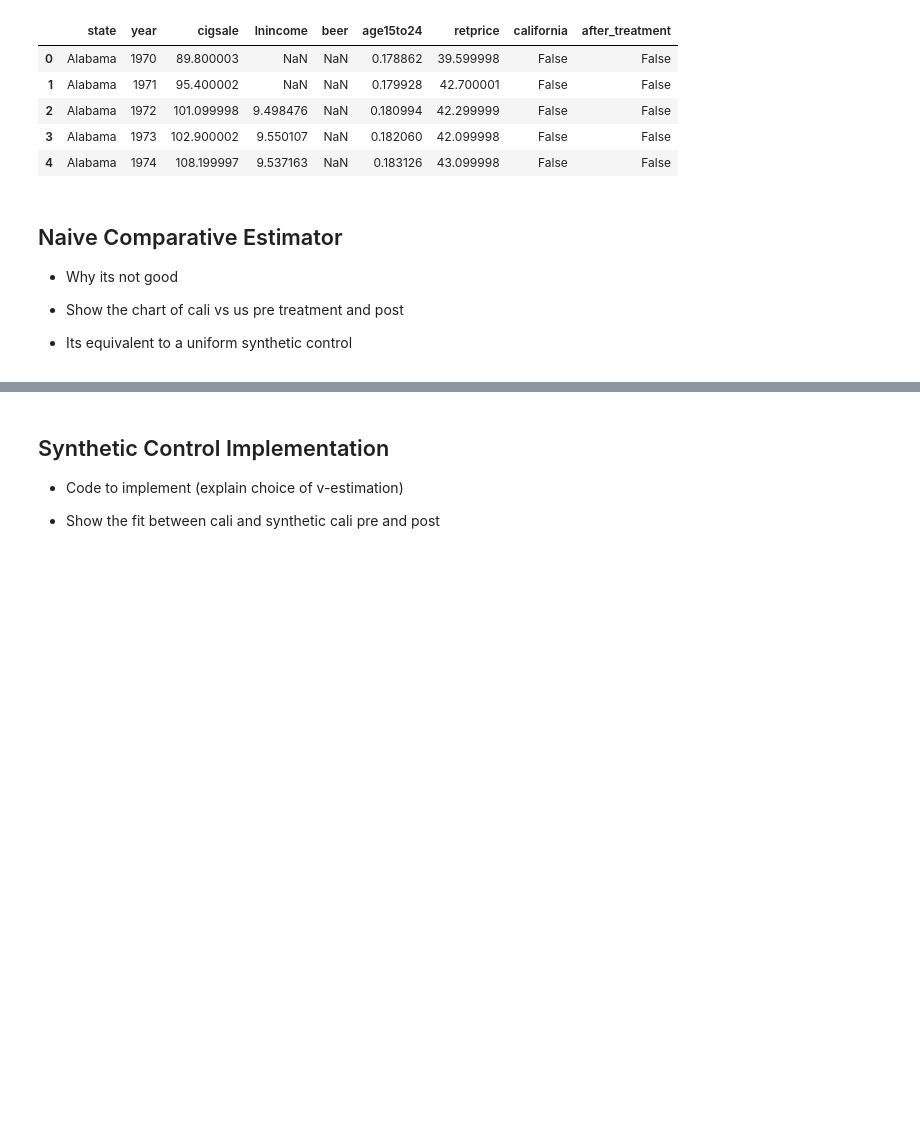
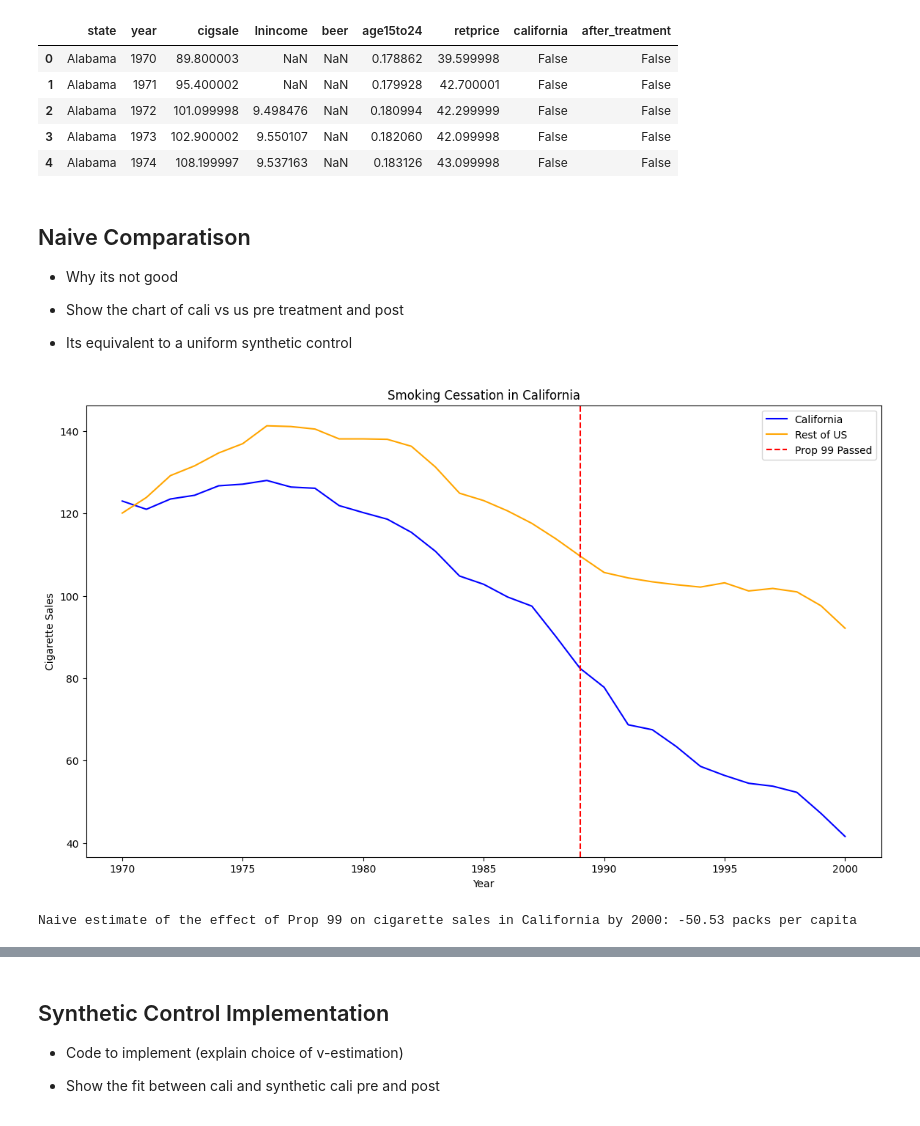
Before and after one commit to cainemerrick98/causal-inference, a Jupyter notebook: 4.reducing_smoking_in_california/notebook.ipynb, the cells around one changed output, grey strips where cells are left out. Drawn from its saved outputs; the diff is of its cells as text; code cells hidden in the pictures; blank space fills up the shorter version.

Commit message:
completed naive estimate (cali vs US)

```diff
--- a/4.reducing_smoking_in_california/notebook.ipynb
+++ b/4.reducing_smoking_in_california/notebook.ipynb
@@ -63,7 +75,7 @@ df.head()
 | 3 | Alabama | 1973 | 102.900002 | 9.550107 | NaN | 0.182060 | 42.099998 | False | False |
 | 4 | Alabama | 1974 | 108.199997 | 9.537163 | NaN | 0.183126 | 43.099998 | False | False |
 # %% [markdown]
-## Naive Comparative Estimator
+## Naive Comparatison
 
 - Why its not good
 
@@ -71,4 +83,22 @@ df.head()
 
 - Its equivalent to a uniform synthetic control
 # %%
-# Do the naive comparative
+california = df[df["state"] == "California"]
+rest_of_us = df[df["state"] != "California"]
+
+fig, ax = plt.subplots(figsize=(14, 8))
+ax.plot(california["year"], california["cigsale"], label="California", color="blue")
+ax.plot(rest_of_us.groupby("year")["cigsale"].mean(), label="Rest of US", color="orange")
+ax.axvline(x=1989, color="red", linestyle="--", label="Prop 99 Passed")
+ax.set_xlabel("Year")
+ax.set_ylabel("Cigarette Sales")
+ax.set_title("Smoking Cessation in California")
+ax.legend()
+plt.show()
+# %% [output]
+[figure, added]
+# %%
+effect_by_2000_naive = california[california["year"] == 2000]["cigsale"].values[0] - rest_of_us[rest_of_us["year"] == 2000]["cigsale"].mean()
+print(f"Naive estimate of the effect of Prop 99 on cigarette sales in California by 2000: {effect_by_2000_naive:.2f} packs per capita")
+# %% [output]
+Naive estimate of the effect of Prop 99 on cigarette sales in California by 2000: -50.53 packs per capita
```
Also changed, not shown: parts of 3 cells of this notebook.
